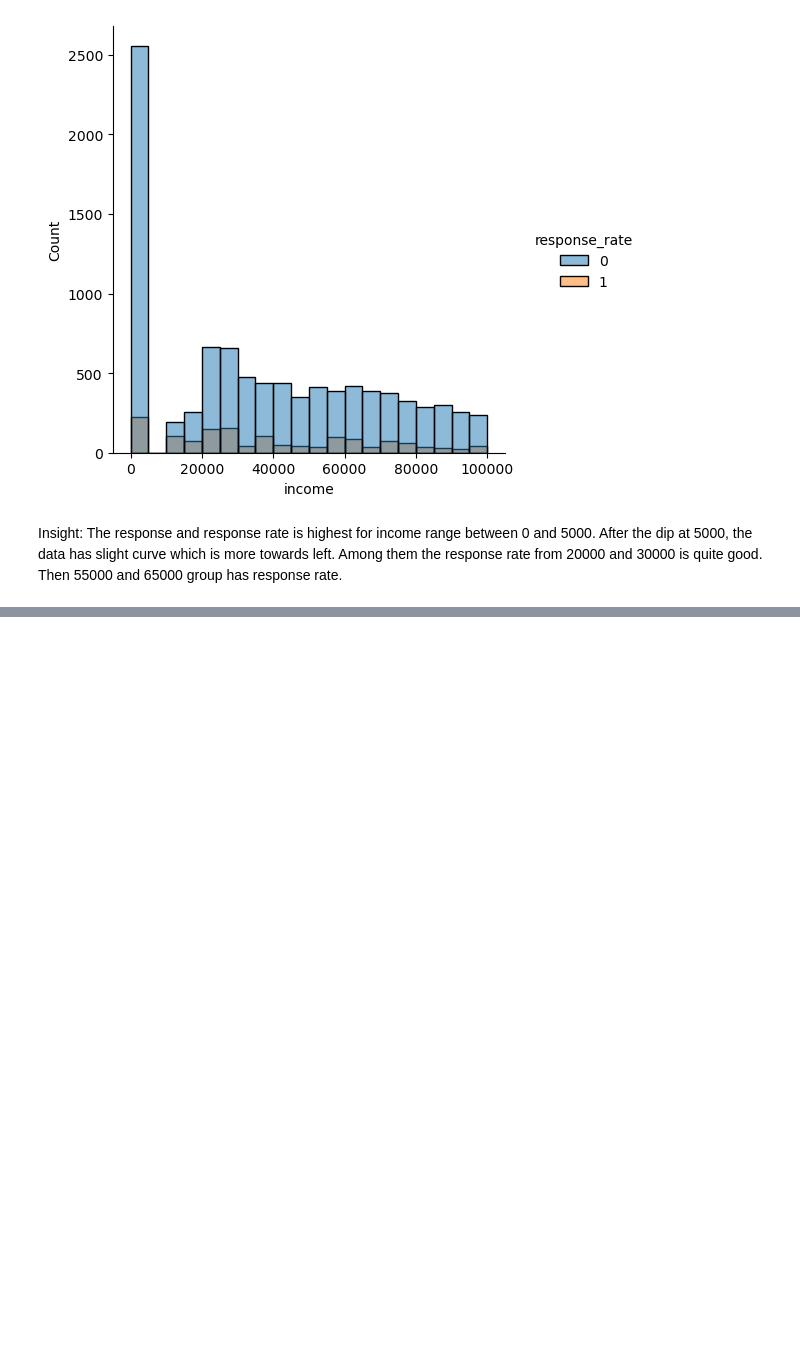
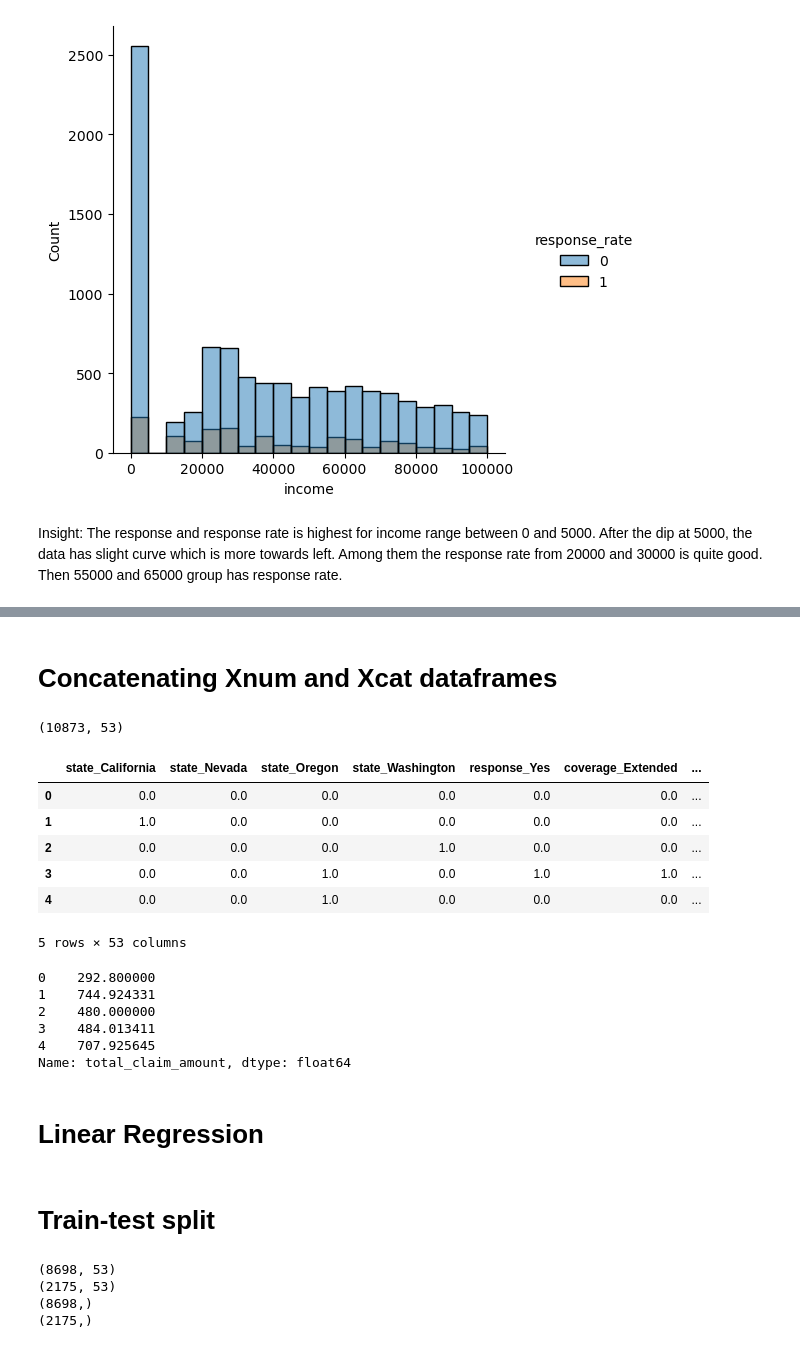
Before and after one commit to vrushali92/lab-customer-analysis-round-2, a Jupyter notebook: files_for_lab/csv_files/Customer_Analysis_Round_2_3_4.ipynb, the cells around one changed output, grey strips where cells are left out. Cells and saved outputs as stored; diff of their text form; code cells hidden in the pictures; blank space fills up the shorter version.

```diff
--- a/files_for_lab/csv_files/Customer_Analysis_Round_2_3_4.ipynb
+++ b/files_for_lab/csv_files/Customer_Analysis_Round_2_3_4.ipynb
@@ -931,0 +884,6 @@ sns.displot(scaled_df["income"])
+# %%
+standard_scaler = StandardScaler().fit(X)
+x_standardized = standard_scaler.transform(X)
+print(x_standardized.shape)
+X_num_df = pd.DataFrame(x_standardized, columns=X.columns)
+X_num_df.head(5).T
@@ -931,0 +960,26 @@ sns.displot(scaled_df["income"])
+# %% [markdown]
+# Concatenating Xnum and Xcat dataframes
+# %%
+X = pd.concat([X_cat_encode, X_num_df], axis = 1)
+print(X.shape)
+display(X.head())
+display(y.head())
+# %% [output]
+(10873, 53)
+|  | state_California | state_Nevada | state_Oregon | state_Washington | response_Yes | coverage_Extended | ... |
+| 0 | 0.0 | 0.0 | 0.0 | 0.0 | 0.0 | 0.0 | ... |
+| 1 | 1.0 | 0.0 | 0.0 | 0.0 | 0.0 | 0.0 | ... |
+| 2 | 0.0 | 0.0 | 0.0 | 1.0 | 0.0 | 0.0 | ... |
+| 3 | 0.0 | 0.0 | 1.0 | 0.0 | 1.0 | 1.0 | ... |
+| 4 | 0.0 | 0.0 | 1.0 | 0.0 | 0.0 | 0.0 | ... |
+5 rows × 53 columns
+0    292.800000
+1    744.924331
+2    480.000000
+3    484.013411
+4    707.925645
+Name: total_claim_amount, dtype: float64
+# %% [markdown]
+# Linear Regression
+# %% [markdown]
+# Train-test split
@@ -931,0 +988,12 @@ sns.displot(scaled_df["income"])
+# %%
+X_train, X_test, y_train, y_test = train_test_split(X, y, test_size=0.2, random_state=42)
+
+print(X_train.shape)
+print(X_test.shape)
+print(y_train.shape)
+print(y_test.shape)
+# %% [output]
+(8698, 53)
+(2175, 53)
+(8698,)
+(2175,)
```
Also changed, not shown: parts of 114 cells of this notebook.
